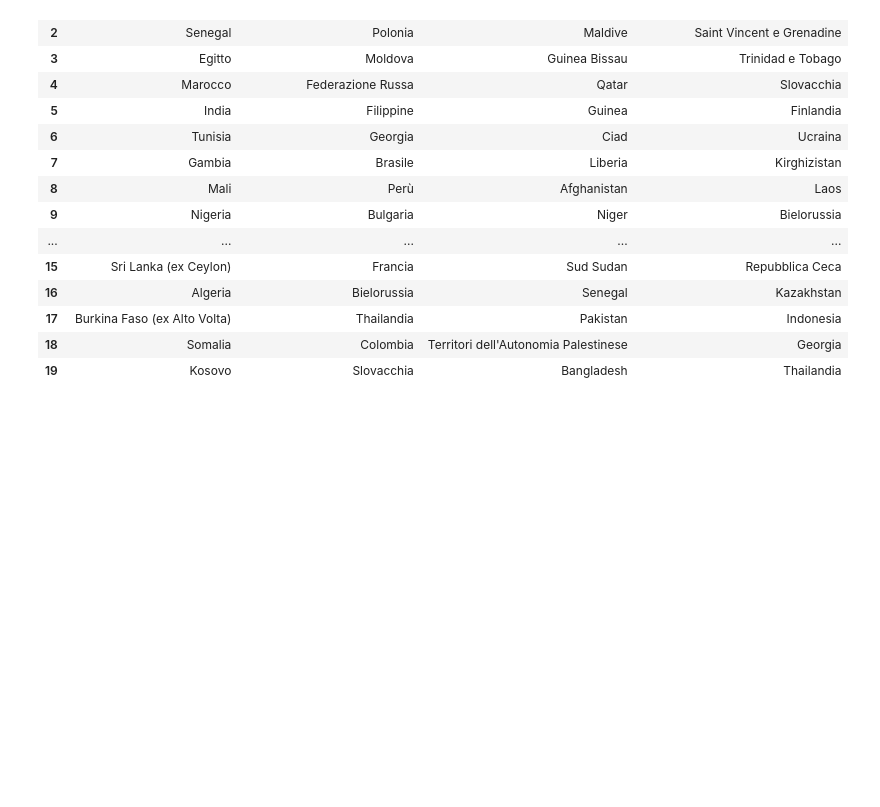
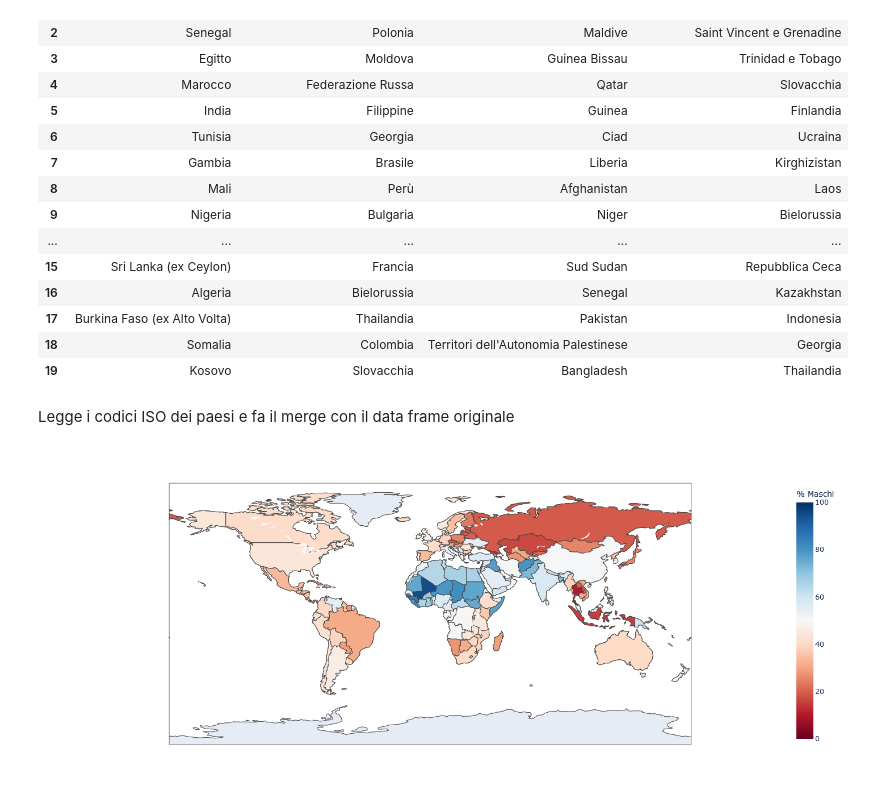
Before and after one commit to nfmmendes/stranieri-in-italia, a Jupyter notebook: Stranieri in italia.ipynb, the cells around one changed output. Drawn from its saved outputs; the diff is of its cells as text; code cells hidden in the pictures; blank space fills up the shorter version.

```diff
--- a/Stranieri in italia.ipynb
+++ b/Stranieri in italia.ipynb
@@ -388,3 +389,23 @@ display(df_country_most_unequals)
 | 17 | Burkina Faso (ex Alto Volta) | Thailandia | Pakistan | Indonesia |
 | 18 | Somalia | Colombia | Territori dell'Autonomia Palestinese | Georgia |
 | 19 | Kosovo | Slovacchia | Bangladesh | Thailandia |
+# %% [markdown]
+Legge i codici ISO dei paesi e fa il merge con il data frame originale
+# %%
+df_codes = pd.read_csv("codes.csv", delimiter=";")
+df_codes = df_codes.map(lambda x: x.strip() if isinstance(x, str) else x)
+df_join_code = df_codes.join(df.set_index("Paese"), on="Paese")
+df_join_code["% Maschi"] = 100*df_join_code["Maschi"]/df_join_code["Totale"]
+# %%
+fig = px.choropleth(df_join_code, locations=df_join_code["Code"],
+                    color="% Maschi", # lifeExp is a column of gapminder
+                    hover_name="Paese", # column to add to hover information
+                    color_continuous_scale=px.colors.sequential.RdBu)
+fig.update_layout(showlegend=True)
+
+fig.update_layout(height=600,
+                  width=900)
+
+fig.show()
+# %% [output]
+[figure, added]
```
Also changed, not shown: parts of 1 cell of this notebook.
